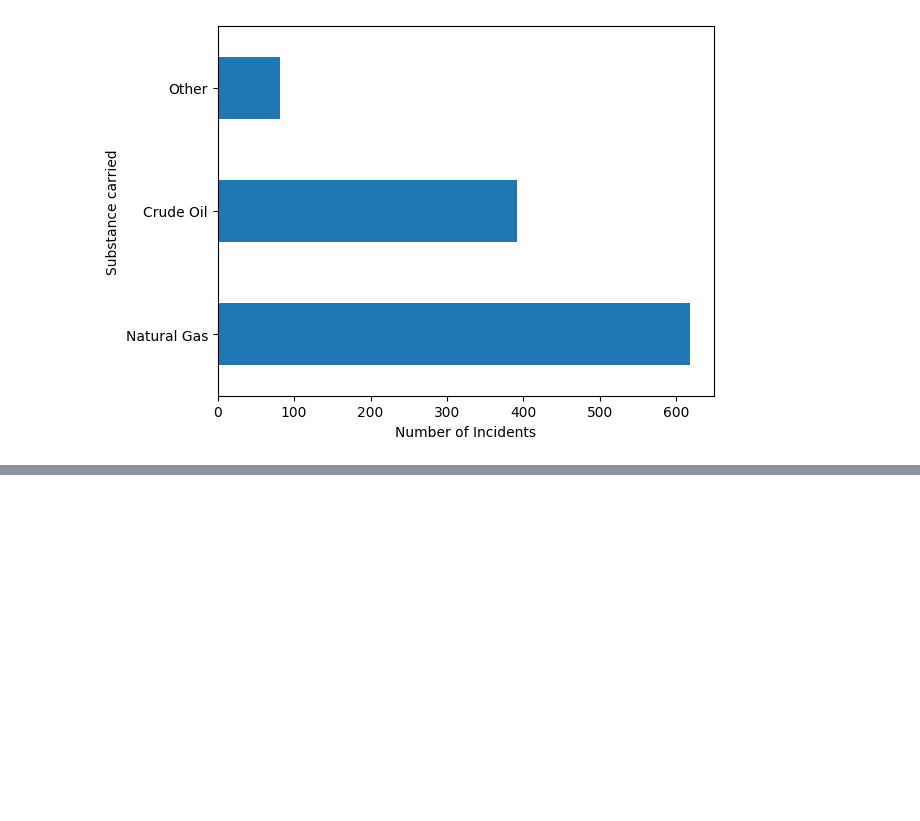
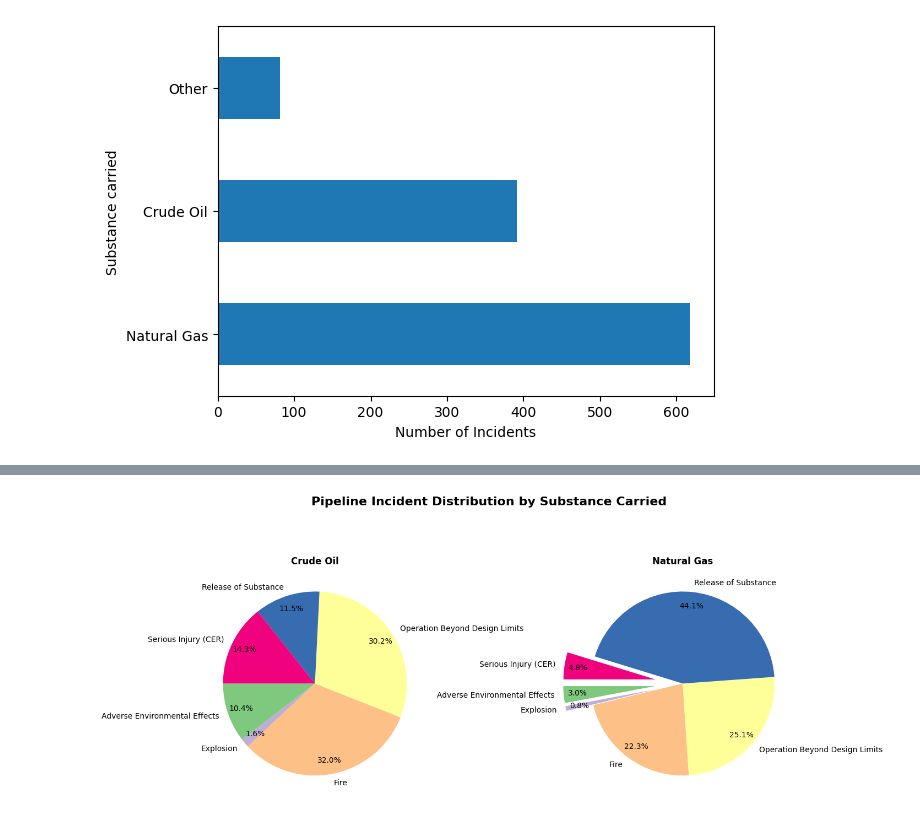
Before and after one commit to jwatchorn/pipeline_analysis, a Jupyter notebook: notebook.ipynb, the cells around one changed output, grey strips where cells are left out. Saved outputs shown, nothing was run; the diff lists cells and outputs as text; code cells hidden in the pictures; blank space fills up the shorter version.

Commit message:
continue data analysis, stats testing identifies important incidents

```diff
--- a/notebook.ipynb
+++ b/notebook.ipynb
@@ -75,0 +93,3 @@ df['Substance carried'].value_counts().plot(xlabel='Number of Incidents',kind='b
+# %%
+incident_counts = df['Incident Types'].value_counts(dropna=False)
+incident_counts
@@ -75,0 +111,30 @@ df['Substance carried'].value_counts().plot(xlabel='Number of Incidents',kind='b
+# %%
+#drop some of the uncommon incidents to make results a bit more interpretable
+valid_incidents = incident_counts[incident_counts>=5].index
+df_incidents = df[df['Incident Types'].isin(valid_incidents)].copy()
+# %%
+#compare the incident frequency by substance carried
+colours = ['#7fc97f','#beaed4','#fdc086','#ffff99','#386cb0','#f0027f']
+
+pivot_df = pd.crosstab(df_incidents['Substance carried'], df_incidents['Incident Types'])
+
+
+fig, axes = plt.subplots(1, 2, figsize=(14, 7))
+
+#pie chart for crude oil
+pivot_df.loc['Crude Oil'].plot(kind='pie', ax=axes[0], autopct='%1.1f%%', startangle=180, colors=colours,labeldistance=1.1, pctdistance=0.85)
+axes[0].set_title('Crude Oil',fontweight='bold')
+axes[0].set_ylabel('')
+
+#pie chart for natural gas
+pivot_df.loc['Natural Gas'].plot(kind='pie', ax=axes[1], autopct='%1.1f%%', startangle=180, colors=colours,labeldistance=1.1, pctdistance=0.85, explode = [0.3,0.3,0,0,0,0.3])
+axes[1].set_title('Natural Gas',fontweight='bold')
+axes[1].set_ylabel('')
+
+fig.suptitle('Pipeline Incident Distribution by Substance Carried',fontsize=16, fontweight = 'bold')
+fig.subplots_adjust(wspace=0.6)
+
+
+plt.show()
+# %% [output]
+[figure, added]
```
Also changed, not shown: parts of 9 cells of this notebook.
